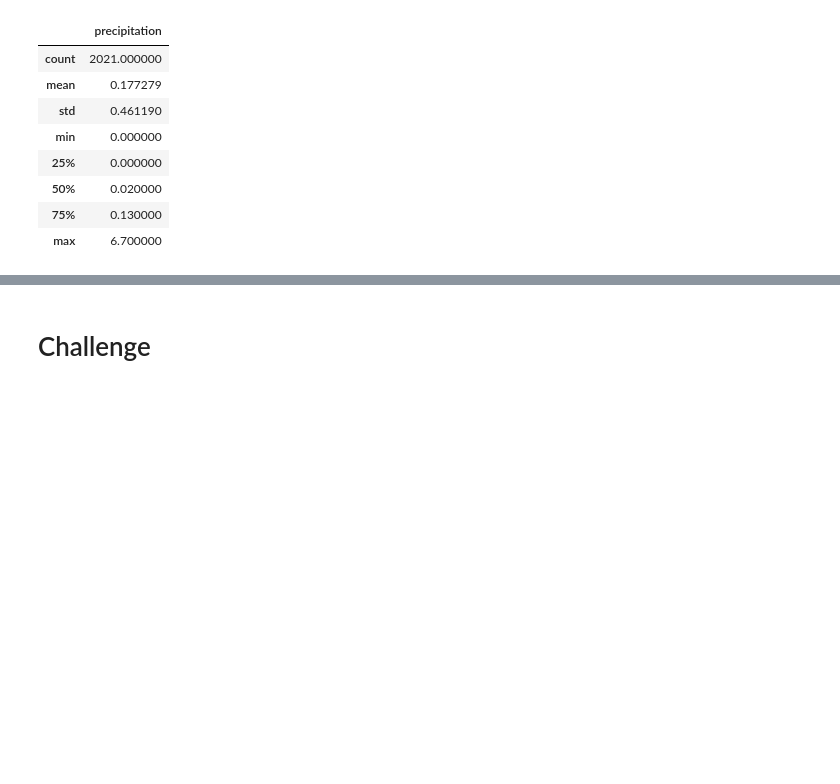
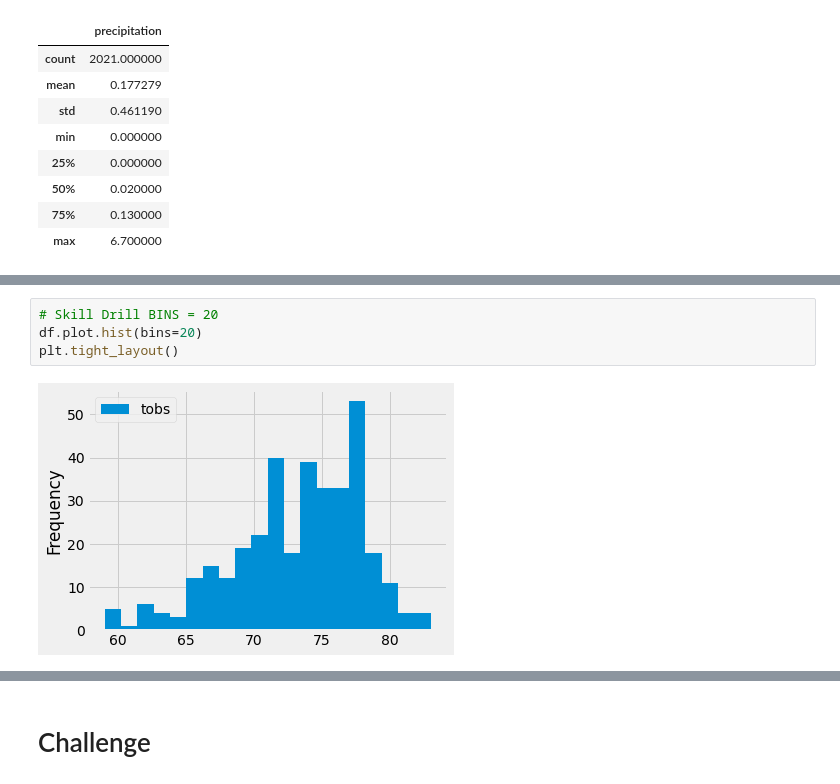
Before and after one commit to abegjura/Surfs_Up, a Jupyter notebook: climate_analysis.ipynb, the cells around one changed output, grey strips where cells are left out. Drawn from its saved outputs; the diff is of its cells as text; blank space fills up the shorter version.

```diff
--- a/climate_analysis.ipynb
+++ b/climate_analysis.ipynb
@@ -152,3 +210,9 @@ df.describe()
+# %%
+# Skill Drill BINS = 20
+df.plot.hist(bins=20)
+plt.tight_layout()
+# %% [output]
+[figure, added]
 # %%
 # Write a function called `calc_temps` that will accept start date and end date in the format '%Y-%m-%d'
 # and return the minimum, average, and maximum temperatures for that range of dates
```
Also changed, not shown: parts of 10 cells of this notebook, 11 other files.
